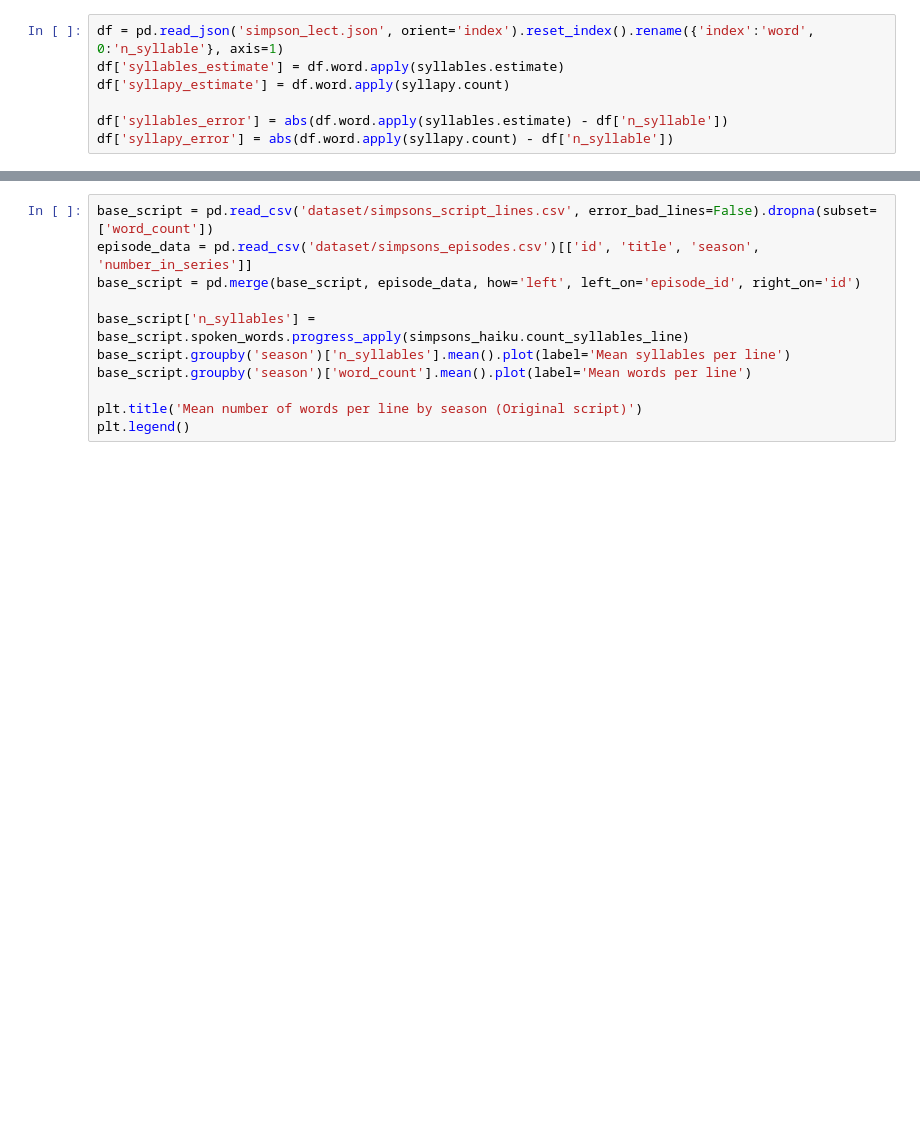
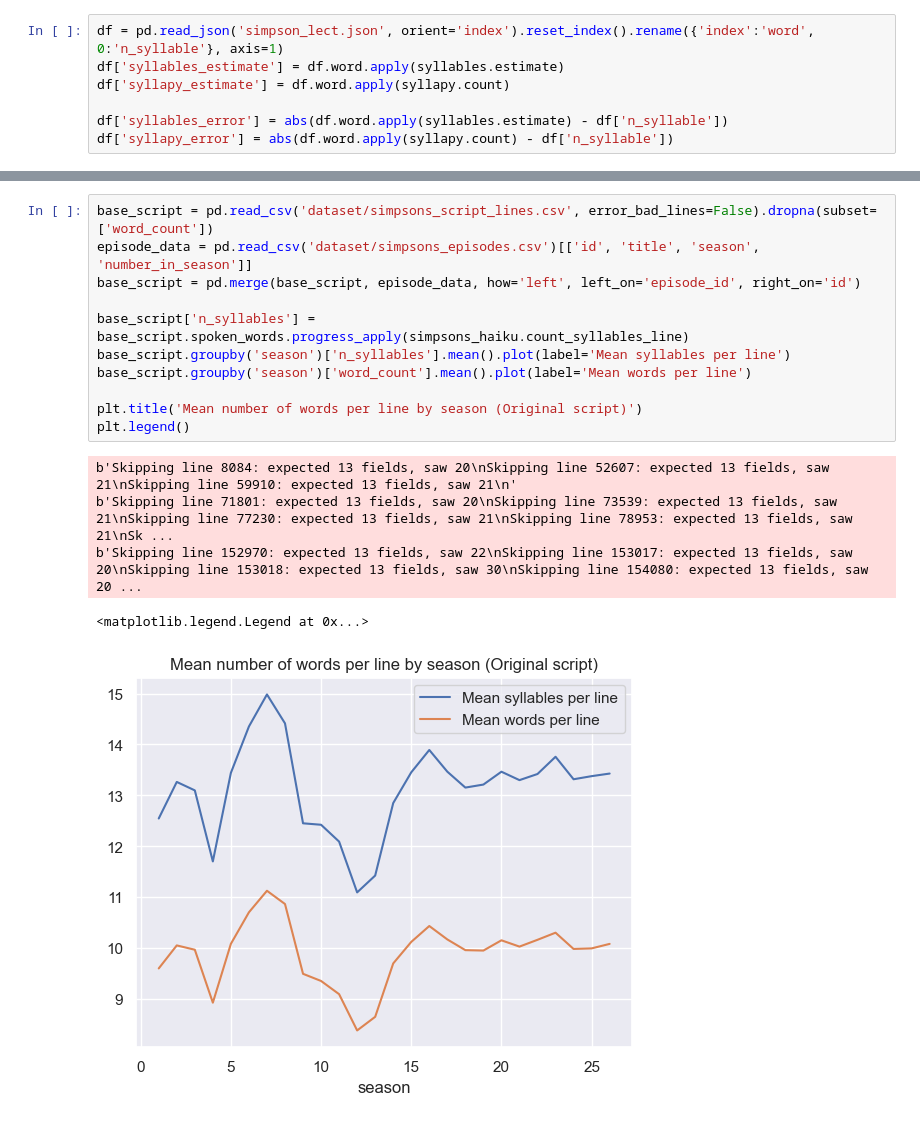
Before and after one commit to mwestt/simpsons-haiku, a Jupyter notebook: haiku_demo.ipynb, the cells around one changed output, grey strips where cells are left out. Drawn from its saved outputs; the diff is of its cells as text; blank space fills up the shorter version.

```diff
--- a/haiku_demo.ipynb
+++ b/haiku_demo.ipynb
@@ -97,14 +140,20 @@ haiku_df.reset_index().groupby('episode_id').count()
 # %%
 base_script = pd.read_csv('dataset/simpsons_script_lines.csv', error_bad_lines=False).dropna(subset=['word_count'])
-episode_data = pd.read_csv('dataset/simpsons_episodes.csv')[['id', 'title', 'season', 'number_in_series']]
+episode_data = pd.read_csv('dataset/simpsons_episodes.csv')[['id', 'title', 'season', 'number_in_season']]
 base_script = pd.merge(base_script, episode_data, how='left', left_on='episode_id', right_on='id')
 
 base_script['n_syllables'] = base_script.spoken_words.progress_apply(simpsons_haiku.count_syllables_line)
 base_script.groupby('season')['n_syllables'].mean().plot(label='Mean syllables per line')
 base_script.groupby('season')['word_count'].mean().plot(label='Mean words per line')
 
 plt.title('Mean number of words per line by season (Original script)')
 plt.legend()
+# %% [output]
+b'Skipping line 8084: expected 13 fields, saw 20\nSkipping line 52607: expected 13 fields, saw 21\nSkipping line 59910: expected 13 fields, saw 21\n'
+b'Skipping line 71801: expected 13 fields, saw 20\nSkipping line 73539: expected 13 fields, saw 21\nSkipping line 77230: expected 13 fields, saw 21\nSkipping line 78953: expected 13 fields, saw 21\nSk ...
+b'Skipping line 152970: expected 13 fields, saw 22\nSkipping line 153017: expected 13 fields, saw 20\nSkipping line 153018: expected 13 fields, saw 30\nSkipping line 154080: expected 13 fields, saw 20 ...
+<matplotlib.legend.Legend at 0x...>
+[figure, added]
 # %%
 # This the ratio of the two lines above
 plt.title('Mean number of syllables per word by season')
```
Also changed, not shown: parts of 37 cells of this notebook, 4 other files.
